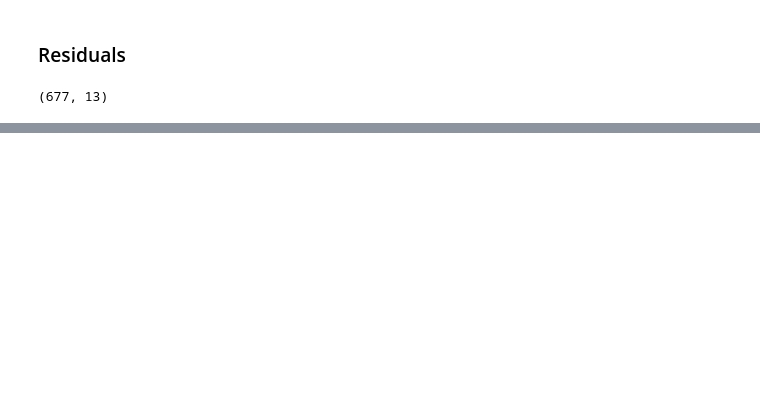
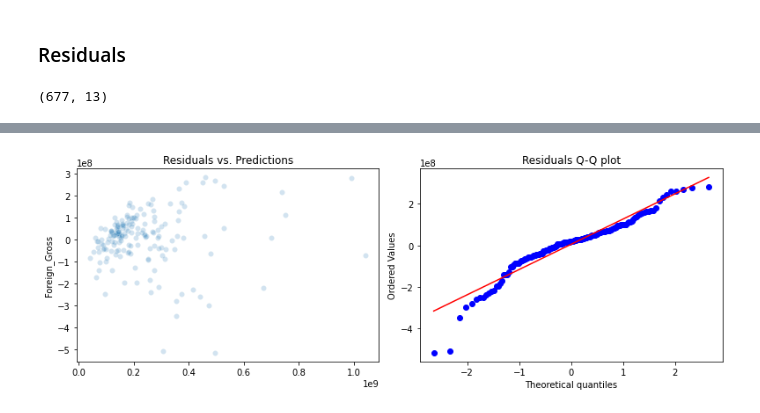
Before and after one commit to JuliaQiao/Blockbuster_Goes_Abroad, a Jupyter notebook: Notebooks/Model-Main.ipynb, the cells around one changed output, grey strips where cells are left out. Cells and saved outputs as stored; diff of their text form; code cells hidden in the pictures; blank space fills up the shorter version.

```diff
--- a/Notebooks/Model-Main.ipynb
+++ b/Notebooks/Model-Main.ipynb
@@ -468,0 +503,12 @@ X["RES"] = (lm.predict(X)- y)
+# %%
+fig, axes = plt.subplots(1, 2, figsize=(11, 4))
+
+sns.scatterplot(x=Y_pred , y= Res, alpha=0.2, ax=axes[0])
+stats.probplot(Res, dist="norm", plot=axes[1])
+
+axes[0].set_title("Residuals vs. Predictions")
+axes[1].set_title("Residuals Q-Q plot")
+
+plt.tight_layout()
+# %% [output]
+[figure, added]
```
Also changed, not shown: parts of 42 cells of this notebook, 23 other files.
